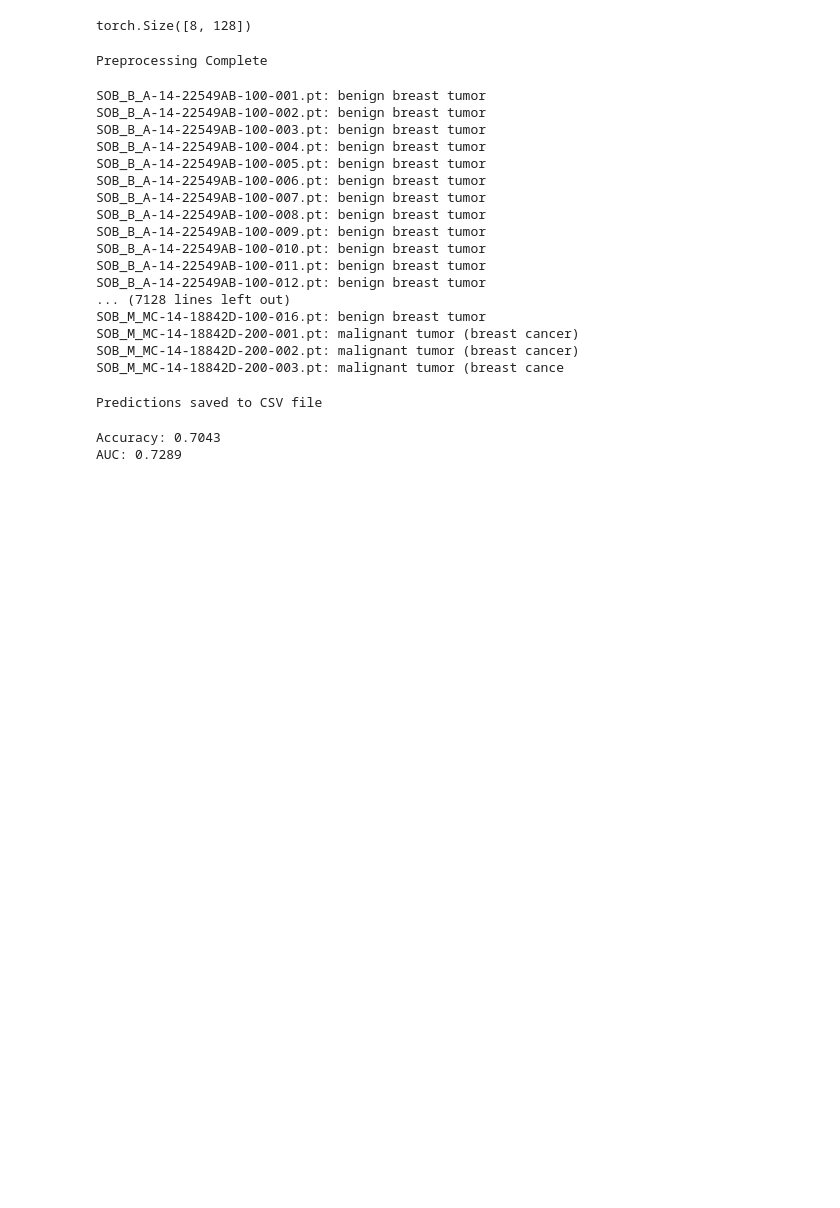
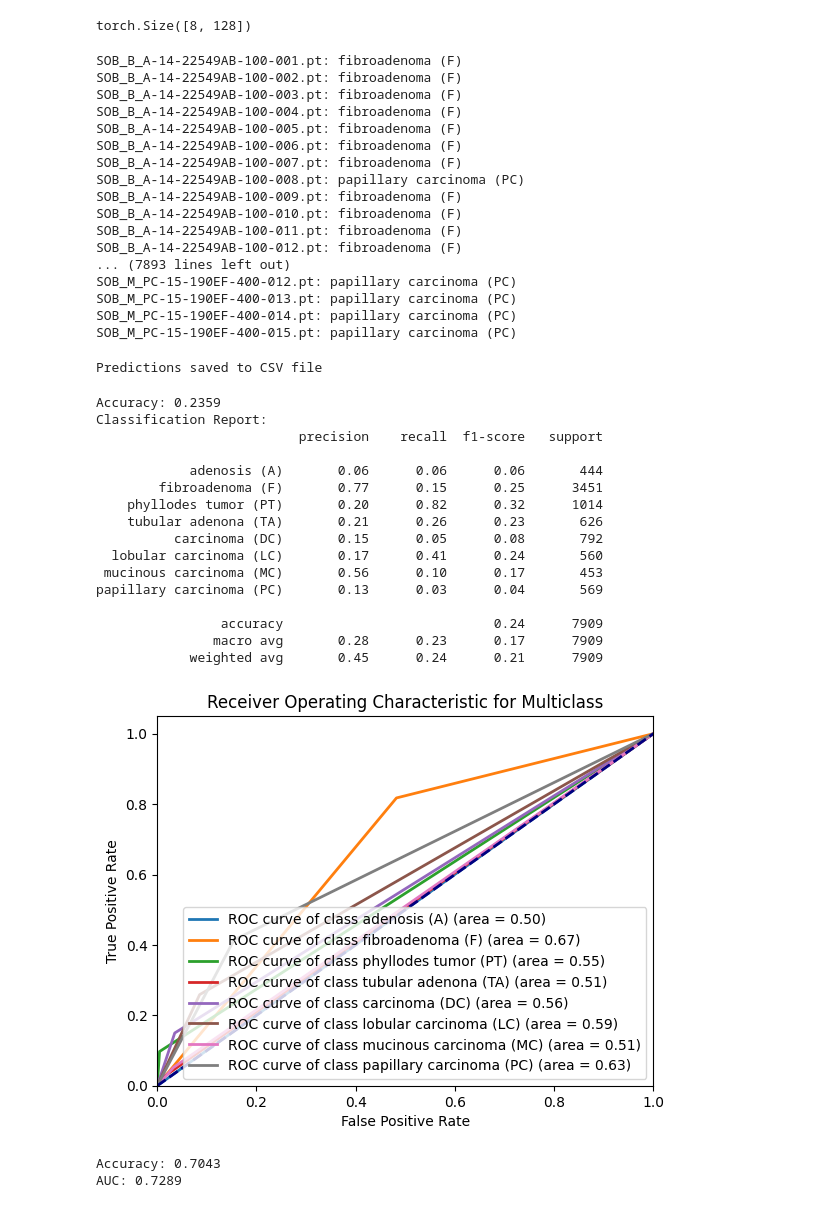
Before and after one commit to vnguyen16/CONCH, a Jupyter notebook: CONCH_shuffle.ipynb, the cells around one changed output. Saved outputs shown, nothing was run; the diff lists cells and outputs as text; code cells hidden in the pictures; blank space fills up the shorter version.

```diff
--- a/CONCH_shuffle.ipynb
+++ b/CONCH_shuffle.ipynb
@@ -130,7 +130,7 @@ tensor_folder = output_path  # Use the same output path for inference
 
 # Preprocess the dataset and save tensors
 # preprocess_dataset(dataset_path, output_path)
-print("Preprocessing Complete")
+# print("Preprocessing Complete")
 
 # Perform inference on the saved tensors
 device = torch.device('cuda:0' if torch.cuda.is_available() else 'cpu')
@@ -140,22 +140,21 @@ predictions = perform_inference(tensor_folder, model, tokenized_prompts, classes
 for tensor_file, predicted_class in predictions.items():
     print(f"{tensor_file}: {predicted_class}")
 # %% [output]
-Preprocessing Complete
+SOB_B_A-14-22549AB-100-001.pt: fibroadenoma (F)
+SOB_B_A-14-22549AB-100-002.pt: fibroadenoma (F)
+SOB_B_A-14-22549AB-100-003.pt: fibroadenoma (F)
+SOB_B_A-14-22549AB-100-004.pt: fibroadenoma (F)
+SOB_B_A-14-22549AB-100-005.pt: fibroadenoma (F)
+SOB_B_A-14-22549AB-100-006.pt: fibroadenoma (F)
+SOB_B_A-14-22549AB-100-007.pt: fibroadenoma (F)
+SOB_B_A-14-22549AB-100-008.pt: papillary carcinoma (PC)
+SOB_B_A-14-22549AB-100-009.pt: fibroadenoma (F)
+SOB_B_A-14-22549AB-100-010.pt: fibroadenoma (F)
+SOB_B_A-14-22549AB-100-011.pt: fibroadenoma (F)
+SOB_B_A-14-22549AB-100-012.pt: fibroadenoma (F)
+... (7893 lines left out)
+SOB_M_PC-15-190EF-400-012.pt: papillary carcinoma (PC)
+SOB_M_PC-15-190EF-400-013.pt: papillary carcinoma (PC)
+SOB_M_PC-15-190EF-400-014.pt: papillary carcinoma (PC)
+SOB_M_PC-15-190EF-400-015.pt: papillary carcinoma (PC)
-SOB_B_A-14-22549AB-100-001.pt: benign breast tumor
-SOB_B_A-14-22549AB-100-002.pt: benign breast tumor
-SOB_B_A-14-22549AB-100-003.pt: benign breast tumor
-SOB_B_A-14-22549AB-100-004.pt: benign breast tumor
-SOB_B_A-14-22549AB-100-005.pt: benign breast tumor
-SOB_B_A-14-22549AB-100-006.pt: benign breast tumor
-SOB_B_A-14-22549AB-100-007.pt: benign breast tumor
-SOB_B_A-14-22549AB-100-008.pt: benign breast tumor
-SOB_B_A-14-22549AB-100-009.pt: benign breast tumor
-SOB_B_A-14-22549AB-100-010.pt: benign breast tumor
-SOB_B_A-14-22549AB-100-011.pt: benign breast tumor
-SOB_B_A-14-22549AB-100-012.pt: benign breast tumor
-... (7128 lines left out)
-SOB_M_MC-14-18842D-100-016.pt: benign breast tumor
-SOB_M_MC-14-18842D-200-001.pt: malignant tumor (breast cancer)
-SOB_M_MC-14-18842D-200-002.pt: malignant tumor (breast cancer)
-SOB_M_MC-14-18842D-200-003.pt: malignant tumor (breast cance
 # %%
@@ -242,3 +306,24 @@ def evaluate_predictions(predictions, labels_list):
+# %%
+# Evaluate multiclass predictions
+evaluate_multiclass_predictions(predictions, labels_list, classes)
+# %% [output]
+Accuracy: 0.2359
+Classification Report:
+                          precision    recall  f1-score   support
+
+            adenosis (A)       0.06      0.06      0.06       444
+        fibroadenoma (F)       0.77      0.15      0.25      3451
+    phyllodes tumor (PT)       0.20      0.82      0.32      1014
+    tubular adenona (TA)       0.21      0.26      0.23       626
+          carcinoma (DC)       0.15      0.05      0.08       792
+  lobular carcinoma (LC)       0.17      0.41      0.24       560
+ mucinous carcinoma (MC)       0.56      0.10      0.17       453
+papillary carcinoma (PC)       0.13      0.03      0.04       569
+
+                accuracy                           0.24      7909
+               macro avg       0.28      0.23      0.17      7909
+            weighted avg       0.45      0.24      0.21      7909
+[figure, added]
 # %%
 # Evaluate predictions
 evaluate_predictions(predictions, labels_list)
```
Also changed, not shown: parts of 5 cells of this notebook, 32 other files.
